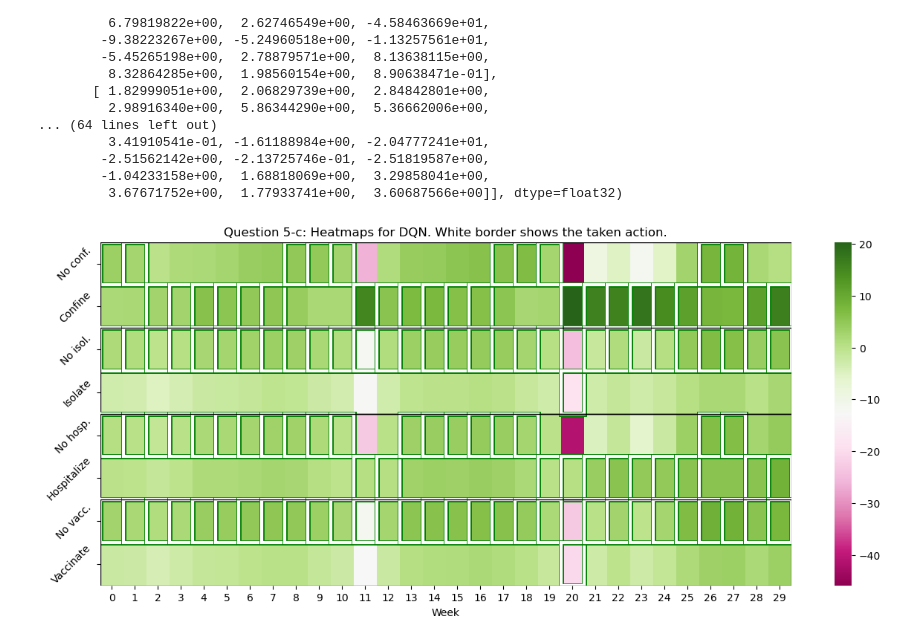
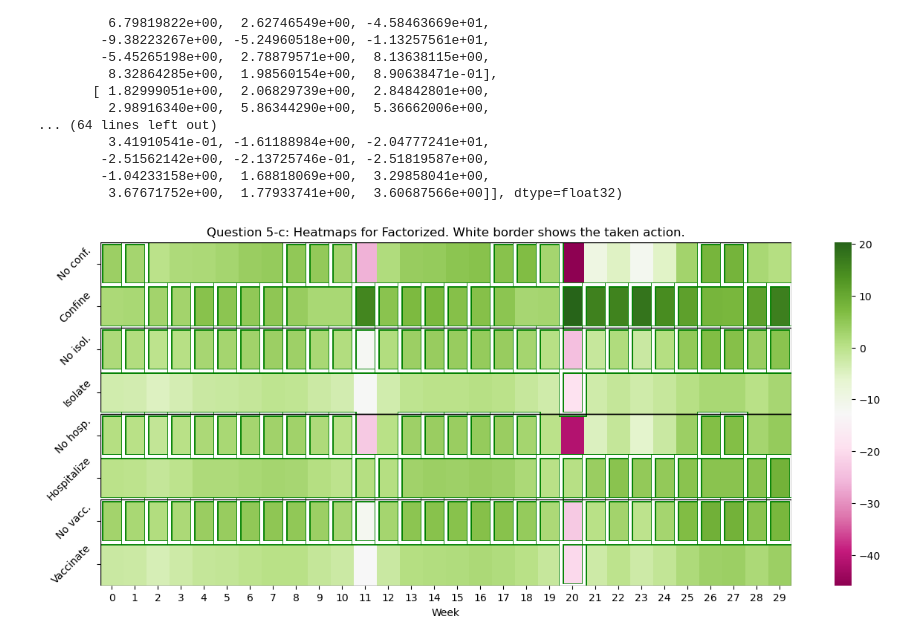
Before and after one commit to mohahf19/ANNRL-2023, a Jupyter notebook: notebooks/figures_4-2.ipynb, the cells around one changed output. Saved outputs shown, nothing was run; the diff lists cells and outputs as text; code cells hidden in the pictures.

Commit message:
updated factorized heatmap

```diff
--- a/notebooks/figures_4-2.ipynb
+++ b/notebooks/figures_4-2.ipynb
@@ -384,21 +384,21 @@ array([[ 3.57010746e+00,  2.55368662e+00,  1.49901956e-02,
 # %%
 fig, ax = plt.subplots(1, 1, figsize=(15, 1.5*4))
 from matplotlib.patches import Rectangle
 
 sns.heatmap(q_values, ax=ax, yticklabels=["No conf.", "Confine", "No isol.", "Isolate", "No hosp.", "Hospitalize", "No vacc.", "Vaccinate"], cmap = "PiYG")
 
 ax.set_xlabel("Week")
 
-ax.set_title("Question 5-c: Heatmaps for DQN. White border shows the taken action.")
+ax.set_title("Question 5-c: Heatmaps for Factorized. White border shows the taken action.")
 
 for action_ind in range(4):
     taken_action = q_values[2*action_ind: 2*action_ind+2, :].argmax(axis=0)
     for i, action in enumerate(taken_action):
         ax.add_patch(Rectangle((i, 2*action_ind + action), 1, 1, fill=False, edgecolor='green', lw=5))
         ax.add_patch(Rectangle((i, 2*action_ind + action), 1, 1, fill=False, edgecolor='white', lw=3))
     ax.add_patch(Rectangle((0, 2*action_ind), len(taken_action), 2, fill=False, edgecolor='black', lw=1))
 ax.set_yticklabels(ax.get_yticklabels(), rotation=45)
 
 fig.savefig(visualization_folder / "5-c_heatmap_factorized.png")
 # %% [output]
-[figure, old version]
+[figure, new version]
```
Also changed, not shown: 1 other file.
